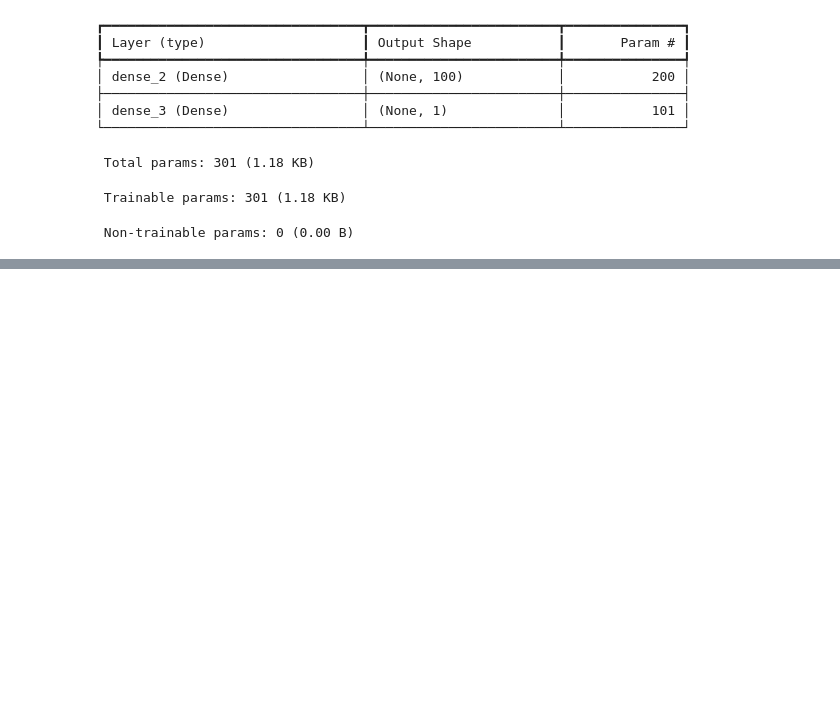
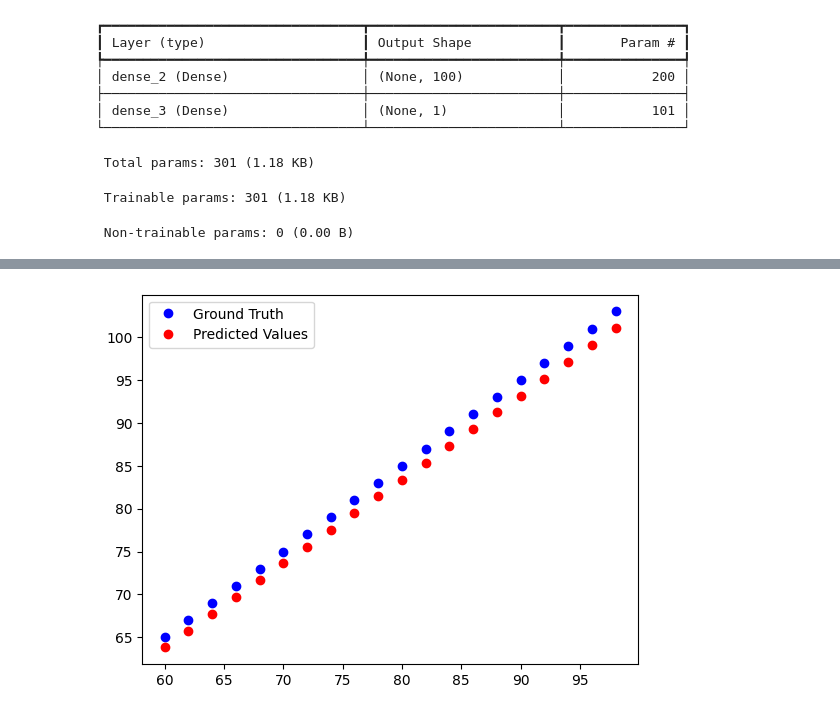
Before and after one commit to Ashwin-2408/Tensor_Flow_Learning, a Jupyter notebook: notebooks/Neural_Network_Regression.ipynb, the cells around one changed output, grey strips where cells are left out. Cells and saved outputs as stored; diff of their text form; code cells hidden in the pictures; blank space fills up the shorter version.

Commit message:
Practiced how to create a model and visiualize the predicted outputs with the ground truth

```diff
--- a/notebooks/Neural_Network_Regression.ipynb
+++ b/notebooks/Neural_Network_Regression.ipynb
@@ -430,0 +433,14 @@ Model: "sequential_1"
+# %%
+#Creating data
+import numpy as np
+import tensorflow as tf
+X=np.arange(-100,100,2)
+Y=X+5
+# %%
+# splitting the data into train and test datasets
+X_train = X[:80]
+Y_train=Y[:80]
+X_test=X[80:]
+Y_test=Y[80:]
+
+X_train,X_test
@@ -430,0 +457,14 @@ Model: "sequential_1"
+# %%
+#Creating a model
+import random
+np.random.seed(42)
+tf.random.set_seed(42)
+random.seed(42)
+model=tf.keras.Sequential([tf.keras.layers.Dense(100,input_shape=(1,),activation="relu"),
+                           tf.keras.layers.Dense(1,)])
+#compiling the model
+model.compile(loss="mae",optimizer=tf.keras.optimizers.Adam(learning_rate=0.01),metrics=["mae"])
+
+#fitting the model
+
+model.fit(X_train,Y_train,epochs=75)
@@ -430,0 +490,2 @@ Model: "sequential_1"
+# %%
+ypred=model.predict(X_test)
@@ -430,0 +494,8 @@ Model: "sequential_1"
+# %%
+import matplotlib.pyplot as plt
+plt.plot(X_test,Y_test,'bo',label="Ground Truth")
+plt.plot(X_test,ypred,'ro',label="Predicted Values")
+plt.legend()
+plt.show()
+# %% [output]
+[figure, added]
```
Also changed, not shown: parts of 4 cells of this notebook.
